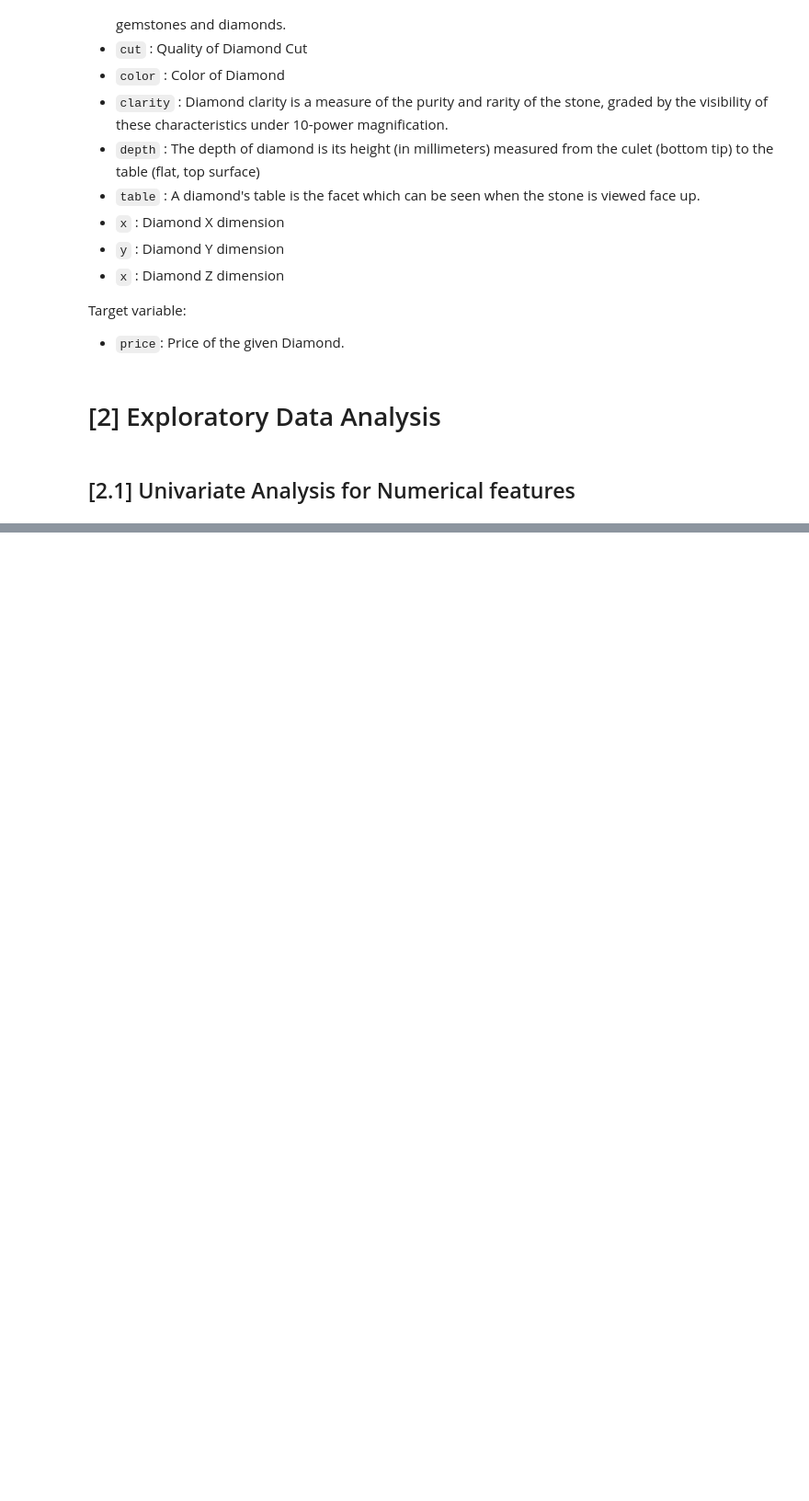
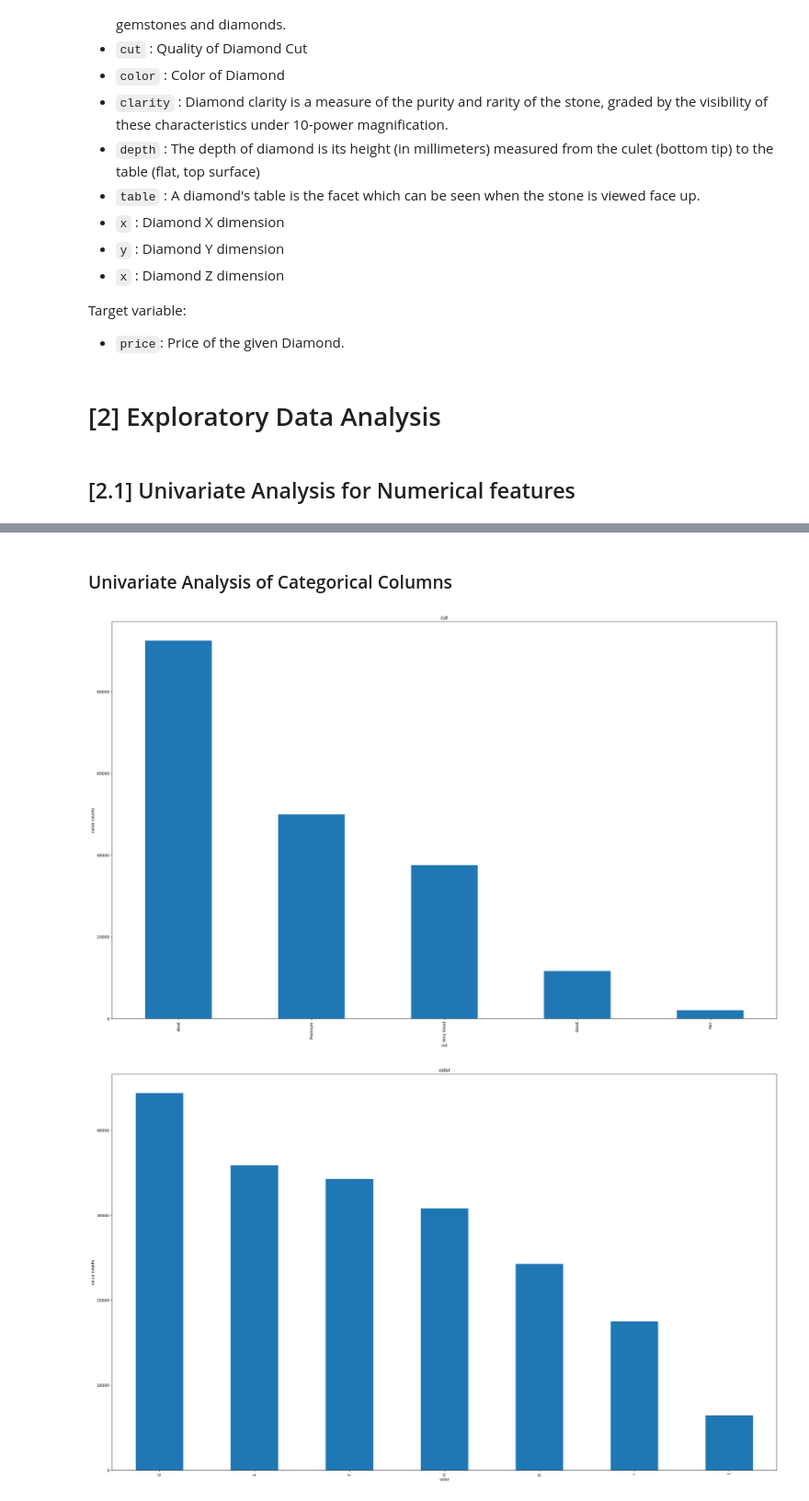
Before and after one commit to Muhammad-Shah/Machine-Learning-End-to-End-Projects, a Jupyter notebook: Gemstone-Price-Prediction/notebooks/EDA.ipynb, the cells around one changed output, grey strips where cells are left out. Shown at 92% size. Cells and saved outputs as stored; diff of their text form; code cells hidden in the pictures; blank space fills up the shorter version.

```diff
--- a/Gemstone-Price-Prediction/notebooks/EDA.ipynb
+++ b/Gemstone-Price-Prediction/notebooks/EDA.ipynb
@@ -236,0 +244,10 @@ plt.show()
+# %% [markdown]
+### Univariate Analysis of Categorical Columns
+# %%
+for i in categorical_features:
+    train_df[i].value_counts().plot(kind='bar', xlabel = i , ylabel='value counts', title = i)
+    print('\n')
+    plt.show()
+# %% [output]
+[figure, added]
+[figure, added]
```
Also changed, not shown: parts of 33 cells of this notebook, 1 other file.
